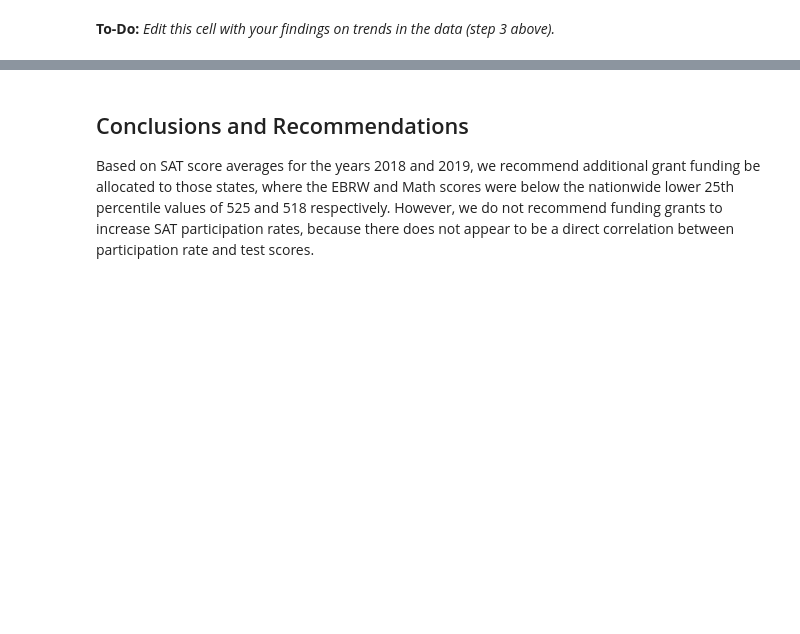
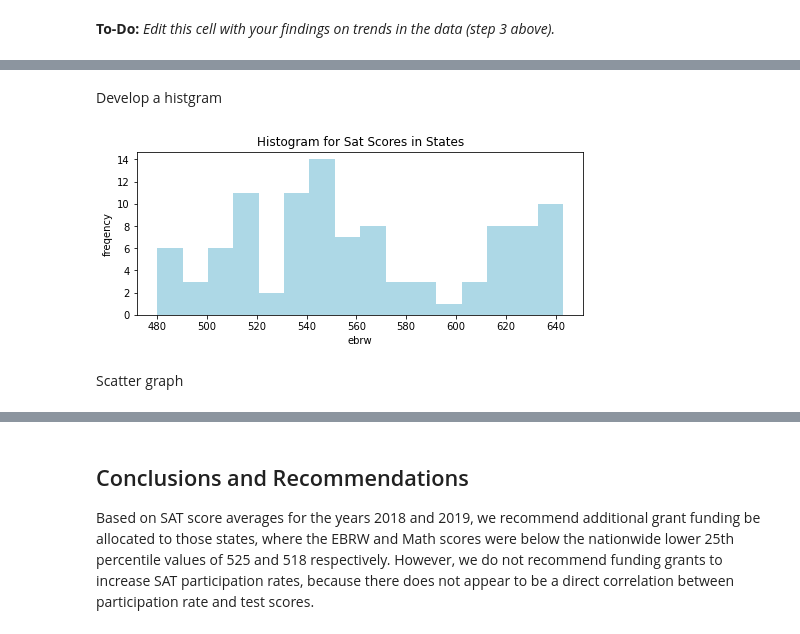
Before and after one commit to git0918/SAT_ACT_Proj, a Jupyter notebook: code/starter-code.ipynb, the cells around one changed output, grey strips where cells are left out. Cells and saved outputs as stored; diff of their text form; code cells hidden in the pictures; blank space fills up the shorter version.

```diff
--- a/code/starter-code.ipynb
+++ b/code/starter-code.ipynb
@@ -808,6 +898,10 @@ plt.text(3, 520, 'Nationwide Mean Value on Math in 2019 is 548.47', ha ='left',
+# %% [markdown]
+Develop a histgram
 # %%
-plt.figure(figsize = (15, 5))
-plt.bar(x = math_lowest['state'], height = math_lowest['ebrw']);
-plt.title('Lowest 10 Sat Scores in States');
-plt.xlabel('State');
-plt.ylabel('EBRW');
+plt.figure(figsize = (8, 3))
+plt.hist(df_sat_2018_2019['ebrw'], color = 'lightblue', bins = 16);
+plt.title('Histogram for Sat Scores in States')
+plt.xlabel('ebrw');
+plt.ylabel('freqency');
+# %% [output]
+[figure, added]
@@ -824 +908,3 @@ plt.ylabel('total');
+# %% [markdown]
+Scatter graph
 # %%
```
Also changed, not shown: parts of 92 cells of this notebook.
